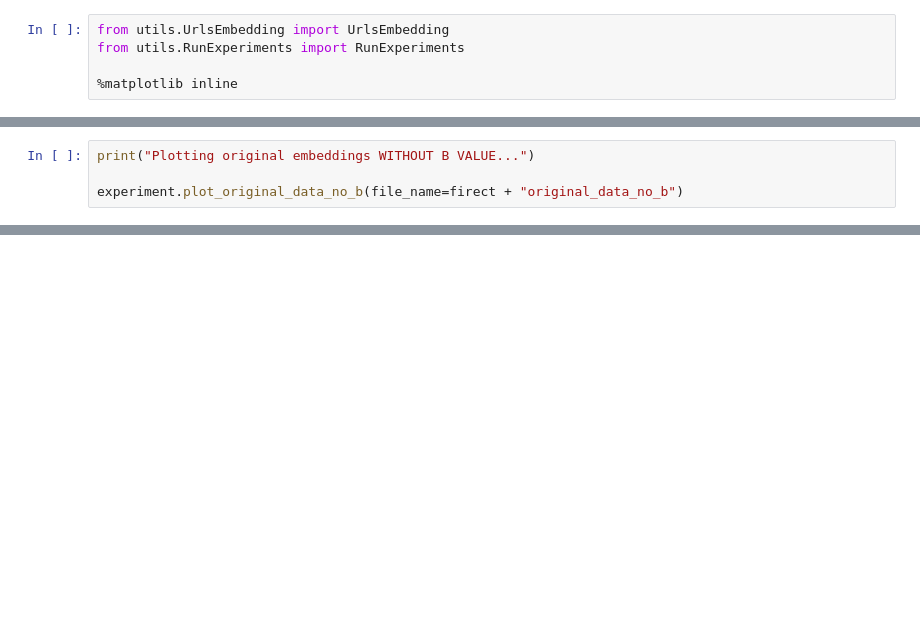
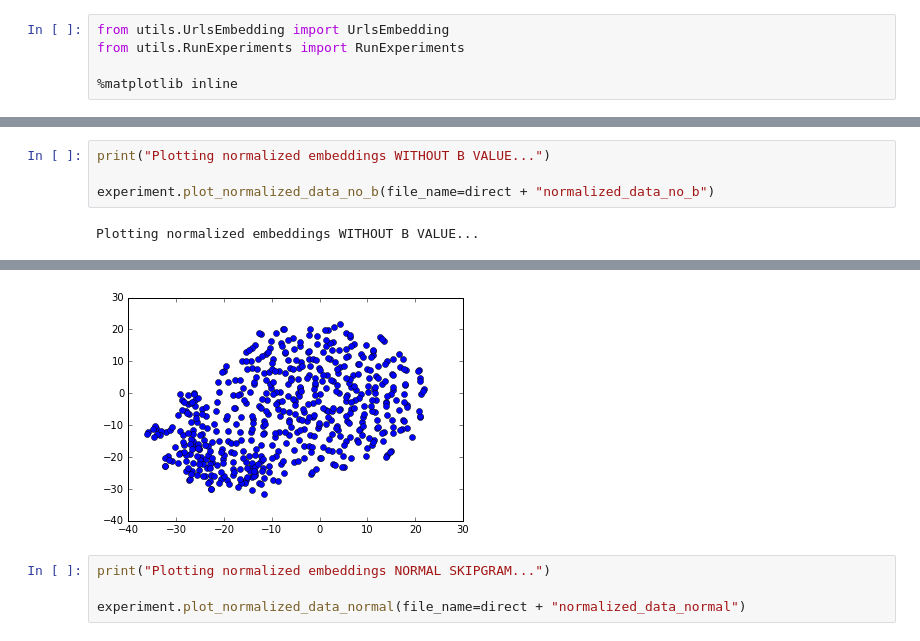
Before and after one commit to andreadelfante/UrlOrganizer, a Jupyter notebook: MyExperiment.ipynb, the cells around one changed output, grey strips where cells are left out. Drawn from its saved outputs; the diff is of its cells as text; blank space fills up the shorter version.

Commit message:
add metrics for normal skipgram

```diff
--- a/MyExperiment.ipynb
+++ b/MyExperiment.ipynb
@@ -57,4 +61,6 @@ experiment.plot_normalized_data_with_b(file_name=direct + "normalized_data_with_
 # %%
-print("Plotting original embeddings WITHOUT B VALUE...")
+print("Plotting normalized embeddings WITHOUT B VALUE...")
 
-experiment.plot_original_data_no_b(file_name=firect + "original_data_no_b")
+experiment.plot_normalized_data_no_b(file_name=direct + "normalized_data_no_b")
+# %% [output]
+Plotting normalized embeddings WITHOUT B VALUE...
@@ -60,0 +68,5 @@ experiment.plot_original_data_no_b(file_name=firect + "original_data_no_b")
+[figure, added]
+# %%
+print("Plotting normalized embeddings NORMAL SKIPGRAM...")
+
+experiment.plot_normalized_data_normal(file_name=direct + "normalized_data_normal")
```
Also changed, not shown: parts of 8 cells of this notebook, 1 other file.
